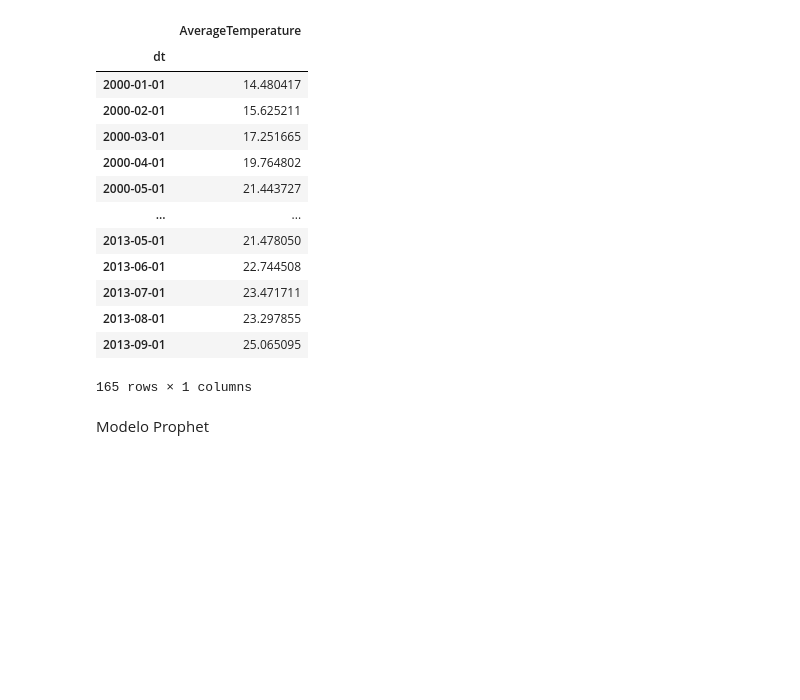
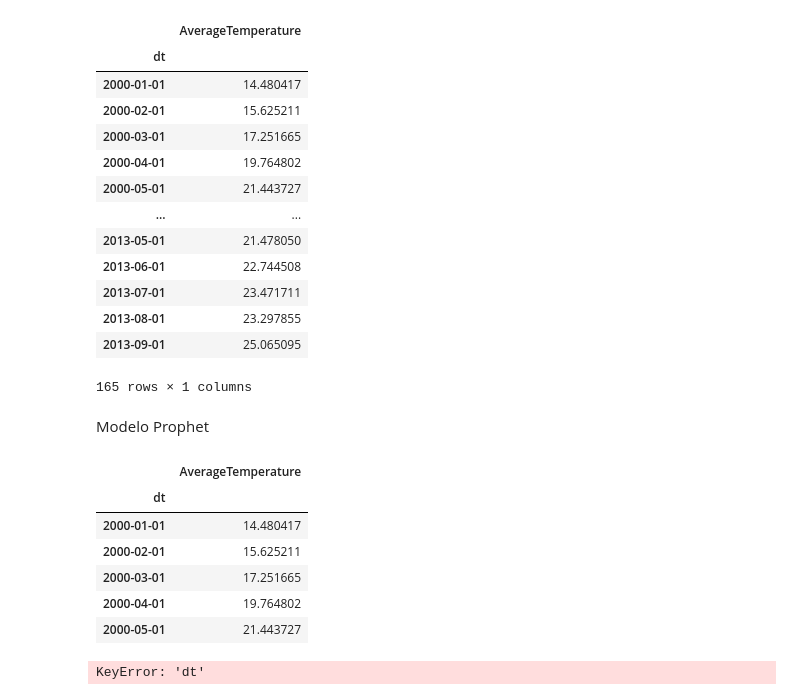
Before and after one commit to jurhs2000/data-science-lab2, a Jupyter notebook: lab2.ipynb, the cells around one changed output. Saved outputs shown, nothing was run; the diff lists cells and outputs as text; code cells hidden in the pictures; blank space fills up the shorter version.

```diff
--- a/lab2.ipynb
+++ b/lab2.ipynb
@@ -376,0 +396,15 @@ Modelo Prophet
+# %%
+df.head()
+# %% [output]
+|  | AverageTemperature |
+| dt |  |
+| 2000-01-01 | 14.480417 |
+| 2000-02-01 | 15.625211 |
+| 2000-03-01 | 17.251665 |
+| 2000-04-01 | 19.764802 |
+| 2000-05-01 | 21.443727 |
+# %%
+df['dt'] = pd.DatetimeIndex(df['dt'])
+df.dtypes
+# %% [output]
+KeyError: 'dt'
```
Also changed, not shown: parts of 12 cells of this notebook.
